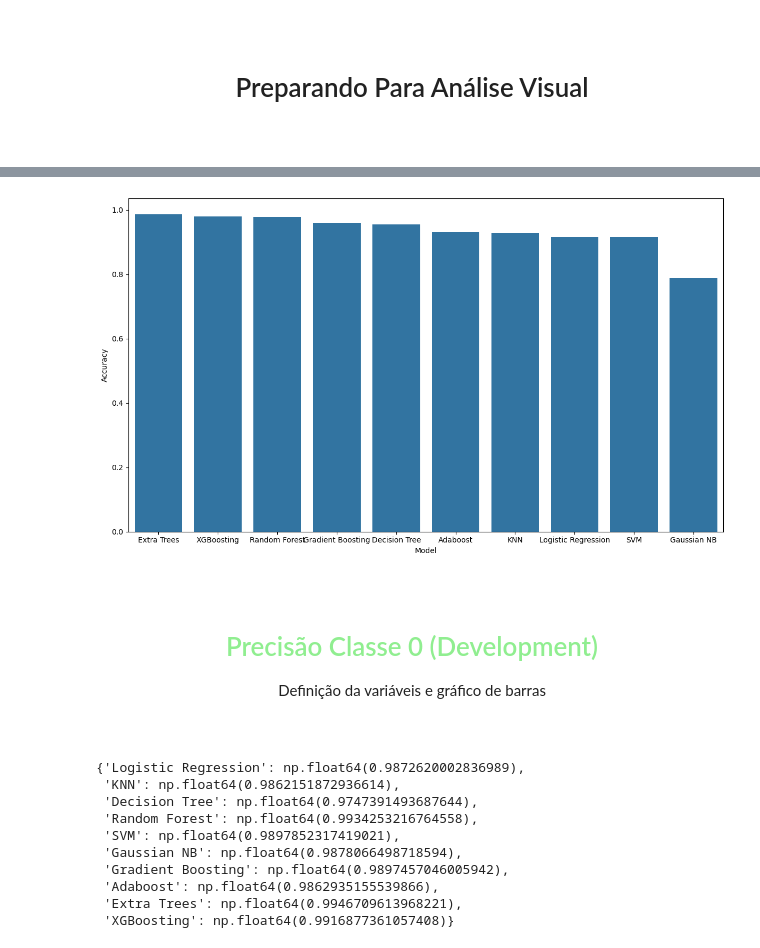
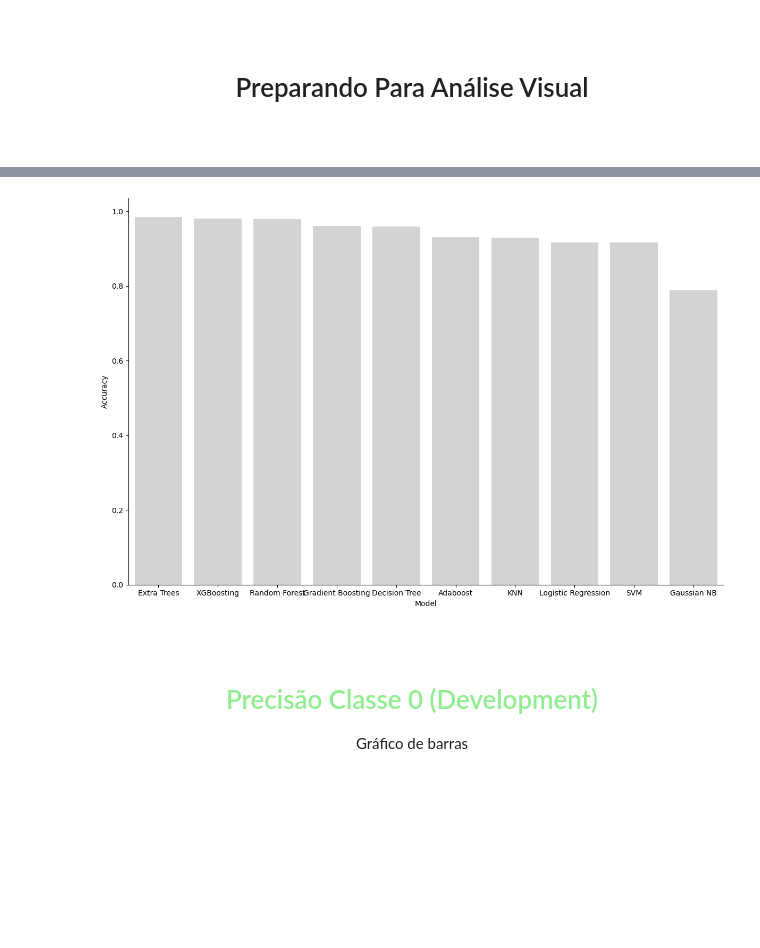
Before and after one commit to SLCosta1011/Country-Development-Predictor, a Jupyter notebook: model_test.ipynb, the cells around one changed output, grey strips where cells are left out. Drawn from its saved outputs; the diff is of its cells as text; code cells hidden in the pictures; blank space fills up the shorter version.

```diff
--- a/model_test.ipynb
+++ b/model_test.ipynb
@@ -695,3 +695,11 @@ model_results = [log_results, knn_results, dt_results, rf_results, svm_results,
 
 model_names = ['Logistic Regression', 'KNN', 'Decision Tree', 'Random Forest', 'SVM',
            'Gaussian NB', 'Gradient Boosting', 'Adaboost', 'Extra Trees', 'XGBoosting']
+# %%
+metrics = {
+
+   model: {metric: result[f'test_{metric}'].mean() for metric in scoring}
+    for model, result in zip(model_names, model_results)
+
+}
+metrics
@@ -697,0 +724,3 @@ model_names = ['Logistic Regression', 'KNN', 'Decision Tree', 'Random Forest', '
+# %%
+df_metrics = pd.DataFrame.from_dict(data=metrics, orient='index')
+df_metrics
@@ -739,41 +748,30 @@ df_accuracy
 import seaborn as sns
 import matplotlib.pyplot as plt
 # %%
-plt.figure(figsize=(12, 7))
+plt.figure(figsize=(12, 8))
 
 sns.barplot(
-            data=df_accuracy,
-            x='Model',
-            y='Accuracy',
-            order=df_accuracy.sort_values('Accuracy', ascending=False)['Model']
+            data=df_metrics,
+            x=df_metrics.index,
+            y='accuracy',
+            color='lightgrey',
+            order=df_metrics['accuracy'].sort_values(ascending=False).index
            )
+
+plt.gca().spines['top'].set_visible(False)
+plt.gca().spines['right'].set_visible(False)
+plt.xlabel('Model')
+plt.ylabel('Accuracy')
 
 plt.tight_layout()
 plt.show()
 # %% [output]
-[figure, old version]
+[figure, new version]
 # %% [markdown]
 <div style="padding:25px; border-radius:18px; radius:2px solid #ddd";>
 
 <h1 style="text-align:center; color:lightgreen">Precisão Classe 0 (Development)</h1>
 
-<p style="text-align:center; font-size:15px;">Definição da variáveis e gráfico de barras</p>
+<p style="text-align:center; font-size:15px;">Gráfico de barras</p>
 
 </div>
-# %%
-precision_0 = {
-    name: result['test_precision_0'].mean()
-    for name, result in zip(model_names, model_results)
-}
-precision_0
-# %% [output]
-{'Logistic Regression': np.float64(0.9872620002836989),
- 'KNN': np.float64(0.9862151872936614),
- 'Decision Tree': np.float64(0.9747391493687644),
- 'Random Forest': np.float64(0.9934253216764558),
- 'SVM': np.float64(0.9897852317419021),
- 'Gaussian NB': np.float64(0.9878066498718594),
- 'Gradient Boosting': np.float64(0.9897457046005942),
- 'Adaboost': np.float64(0.9862935155539866),
- 'Extra Trees': np.float64(0.9946709613968221),
- 'XGBoosting': np.float64(0.9916877361057408)}
```
Also changed, not shown: parts of 15 cells of this notebook.
